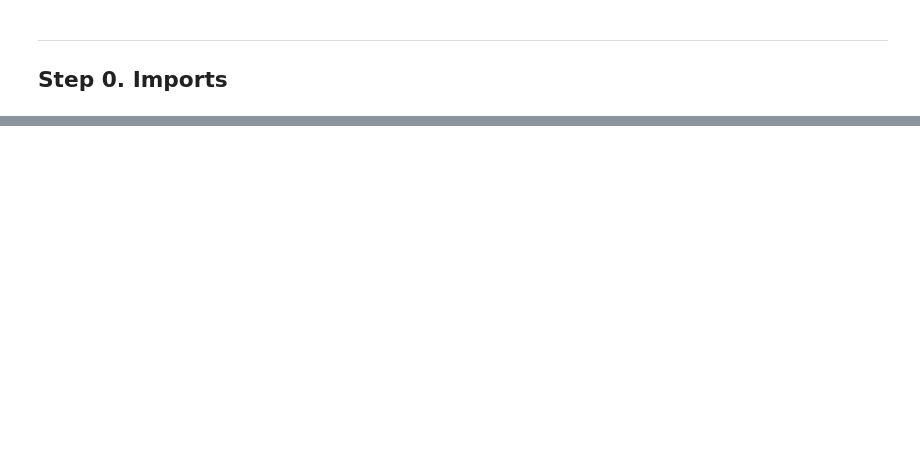
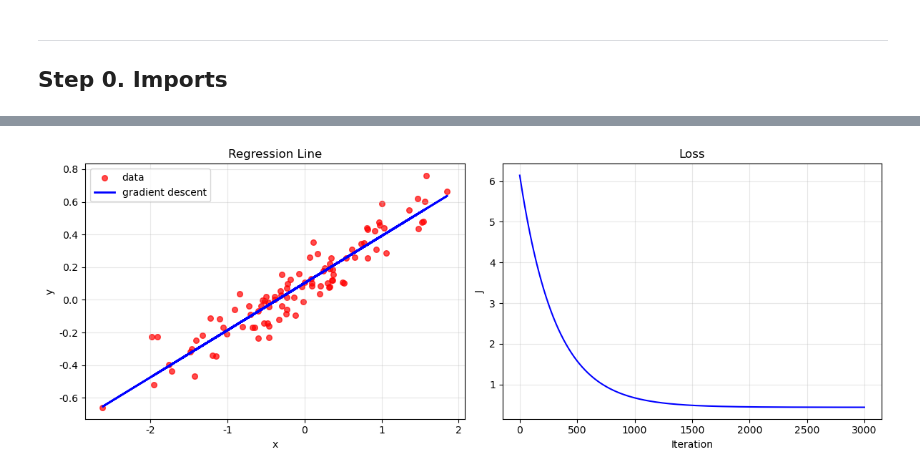
Before and after one commit to jongmoonha/AI-ME-Practice, a Jupyter notebook: Practice01_Linear_Regression.ipynb, the cells around one changed output, grey strips where cells are left out. Saved outputs shown, nothing was run; the diff lists cells and outputs as text; code cells hidden in the pictures; blank space fills up the shorter version.

```diff
--- a/Practice01_Linear_Regression.ipynb
+++ b/Practice01_Linear_Regression.ipynb
@@ -719,0 +111,23 @@ exactly on top of one another.
+# %%
+w_init = np.random.randn(2, 1)   # initial weights
+rho    = 0.00002
+n_iter = 3000
+
+w_numpy = w_init.copy()
+loss_history_numpy = []
+w_history = []
+
+for i in range(n_iter):
+    y_hat = X @ w_numpy               # prediction
+    E     = y - y_hat                 # residual
+    dJ    = -X.T @ E                  # gradient
+    w_numpy = w_numpy - rho * dJ      # update
+
+    loss_history_numpy.append(float((E ** 2).sum() / 2))   # J = (1/2)||E||^2
+    w_history.append(w_numpy[:, 0])
+
+y_hat_numpy = X @ w_numpy
+
+print(f'initial loss : {loss_history_numpy[0]:.4f}')
+print(f'final loss   : {loss_history_numpy[-1]:.4f}')
+print(f'w0, w1       : {w_numpy[0, 0]:.4f}, {w_numpy[1, 0]:.4f}   (true: {w0}, {w1})')
@@ -719,0 +138,21 @@ exactly on top of one another.
+# %%
+fig, axes = plt.subplots(1, 2, figsize=(12, 4.5))
+
+axes[0].scatter(x, y, c='r', s=30, alpha=0.7, label='data')
+axes[0].plot(x, y_hat_numpy, 'b-', linewidth=2, label='gradient descent')
+axes[0].set_xlabel('x')
+axes[0].set_ylabel('y')
+axes[0].set_title('Regression Line')
+axes[0].legend()
+axes[0].grid(alpha=0.3)
+
+axes[1].plot(loss_history_numpy, 'b-', linewidth=1.5)
+axes[1].set_xlabel('Iteration')
+axes[1].set_ylabel('J')
+axes[1].set_title('Loss')
+axes[1].grid(alpha=0.3)
+
+plt.tight_layout()
+plt.show()
+# %% [output]
+[figure, added]
```
Also changed, not shown: parts of 68 cells of this notebook, 1 other file.
